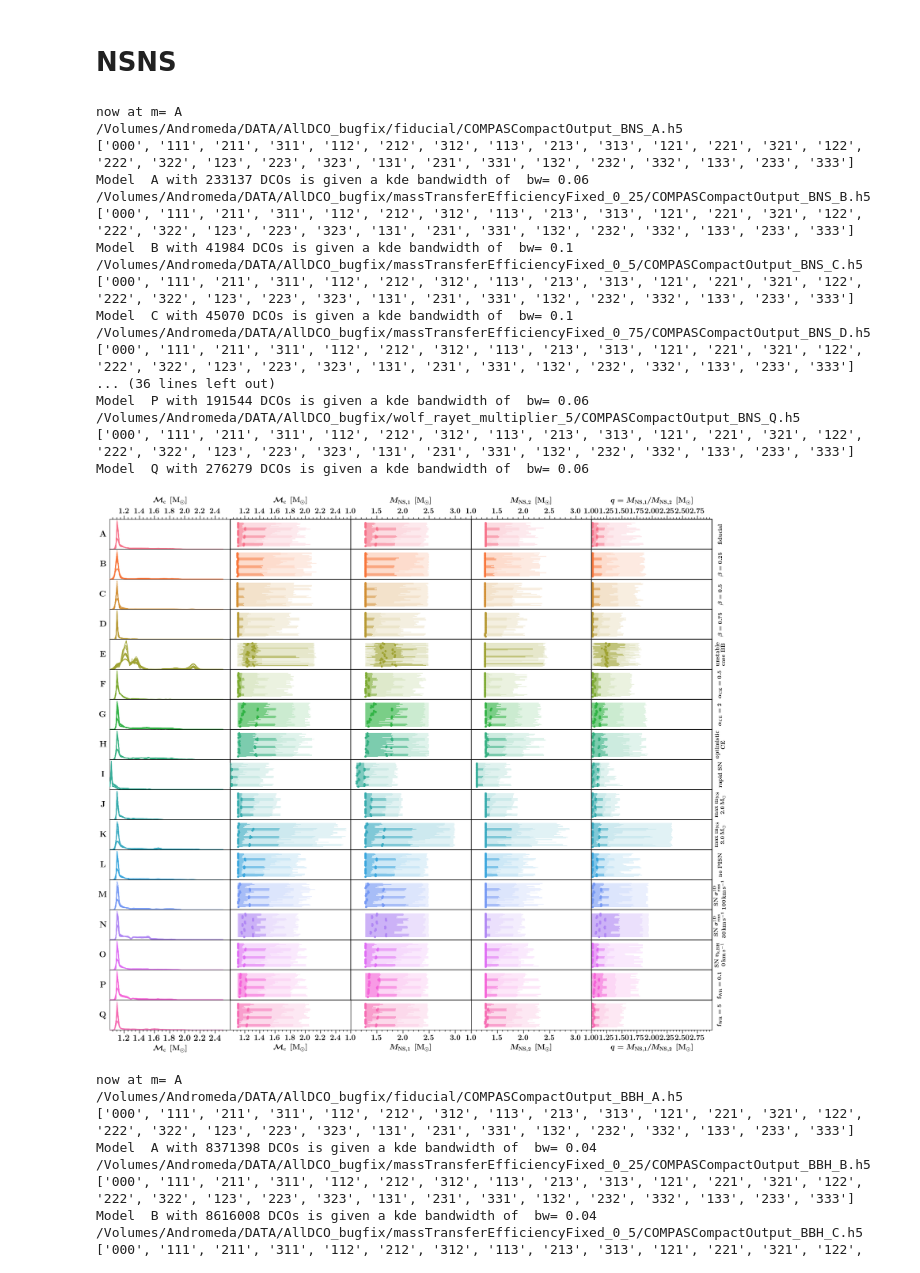
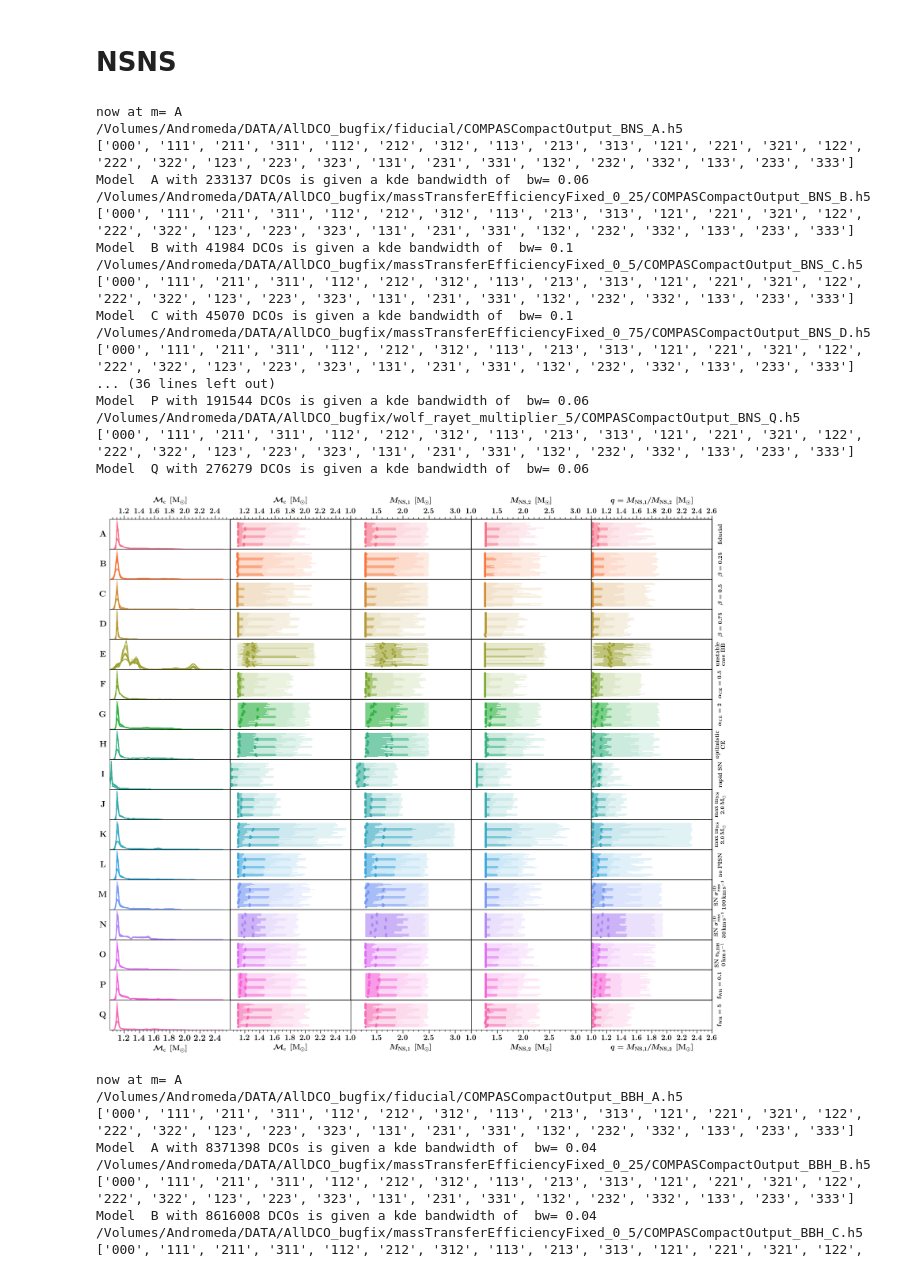
Before and after one commit to FloorBroekgaarden/Double-Compact-Object-Mergers, a Jupyter notebook: plottingCode/Fig_4_and_Fig_5_and_Fig_6/make_figure_4_5_and_6-Only_Masses.ipynb, the cells around one changed output. Cells and saved outputs as stored; diff of their text form; code cells hidden in the pictures.

```diff
--- a/plottingCode/Fig_4_and_Fig_5_and_Fig_6/make_figure_4_5_and_6-Only_Masses.ipynb
+++ b/plottingCode/Fig_4_and_Fig_5_and_Fig_6/make_figure_4_5_and_6-Only_Masses.ipynb
@@ -869,7 +869,7 @@ layoutAxesNoYlabel(ax=ax2x, nameX=xlabelname, nameY=None, second=True, labelpad=
 ## COLUMN WITH MASS RATIO ###
 xparam, axe_ind, xlabelname ='q', 4 , r' $q = {M}_{\rm{NS,1}} / {M}_{\rm{NS,2}}$ $ \,  [\rm{M}_{\odot}]$'
 plot_percentiles(ax, axe_ind, xparam, BPSnameslist, MSSFRnameslist, DCOtype,  whichWeight, path_dir, pathQuantiles)
-xlim, ylim=[1.0,2.99], [-0.5, 0.5]
+xlim, ylim=[1.0,2.6], [-0.5, 0.5]
 make_up_axis(ax, axe_ind, BPSnameslist, xlim, ylim, xlabelname, nameY=None, logY=False, logX=False)
 layoutAxesNoYlabel(ax=ax[nModels-1,axe_ind], nameX=xlabelname, nameY=None, labelpad=20, fontsize=fs_t)
 # top label
@@ -885,34 +885,34 @@ for ind_bps, bps_name in enumerate(BPSnameslist):
     ax2y = ax[ind_bps,axe_ind].twinx()
 
     make_up_axis_single_ax(ax2y, 'A', BPSnameslist, xlim, ylim, nameY=None, logY=False, logX=False)
     layoutAxesNoXlabel(ax=ax2y, nameX=None, nameY=nameY, labelpad=25, rotation=90, fontsize=17)
 
 
 ##  SAVE FIG  ###
 plt.tight_layout()
 plt.subplots_adjust(wspace=0.0, hspace=0)
 plt.savefig('./KDEplot_masses' + whichWeight +'_'  + DCOtype+ '.png', transparent=False)
 plt.show()
 plt.close()
 # %% [output]
 now at m= A
 /Volumes/Andromeda/DATA/AllDCO_bugfix/fiducial/COMPASCompactOutput_BNS_A.h5
 ['000', '111', '211', '311', '112', '212', '312', '113', '213', '313', '121', '221', '321', '122', '222', '322', '123', '223', '323', '131', '231', '331', '132', '232', '332', '133', '233', '333']
 Model  A with 233137 DCOs is given a kde bandwidth of  bw= 0.06
 /Volumes/Andromeda/DATA/AllDCO_bugfix/massTransferEfficiencyFixed_0_25/COMPASCompactOutput_BNS_B.h5
 ['000', '111', '211', '311', '112', '212', '312', '113', '213', '313', '121', '221', '321', '122', '222', '322', '123', '223', '323', '131', '231', '331', '132', '232', '332', '133', '233', '333']
 Model  B with 41984 DCOs is given a kde bandwidth of  bw= 0.1
 /Volumes/Andromeda/DATA/AllDCO_bugfix/massTransferEfficiencyFixed_0_5/COMPASCompactOutput_BNS_C.h5
 ['000', '111', '211', '311', '112', '212', '312', '113', '213', '313', '121', '221', '321', '122', '222', '322', '123', '223', '323', '131', '231', '331', '132', '232', '332', '133', '233', '333']
 Model  C with 45070 DCOs is given a kde bandwidth of  bw= 0.1
 /Volumes/Andromeda/DATA/AllDCO_bugfix/massTransferEfficiencyFixed_0_75/COMPASCompactOutput_BNS_D.h5
 ['000', '111', '211', '311', '112', '212', '312', '113', '213', '313', '121', '221', '321', '122', '222', '322', '123', '223', '323', '131', '231', '331', '132', '232', '332', '133', '233', '333']
 ... (36 lines left out)
 Model  P with 191544 DCOs is given a kde bandwidth of  bw= 0.06
 /Volumes/Andromeda/DATA/AllDCO_bugfix/wolf_rayet_multiplier_5/COMPASCompactOutput_BNS_Q.h5
 ['000', '111', '211', '311', '112', '212', '312', '113', '213', '313', '121', '221', '321', '122', '222', '322', '123', '223', '323', '131', '231', '331', '132', '232', '332', '133', '233', '333']
 Model  Q with 276279 DCOs is given a kde bandwidth of  bw= 0.06
-[figure, old version]
+[figure, new version]
 # %%
 
 # add location of the COMPAS hdf5 files:
```
Also changed, not shown: 1 other file.
